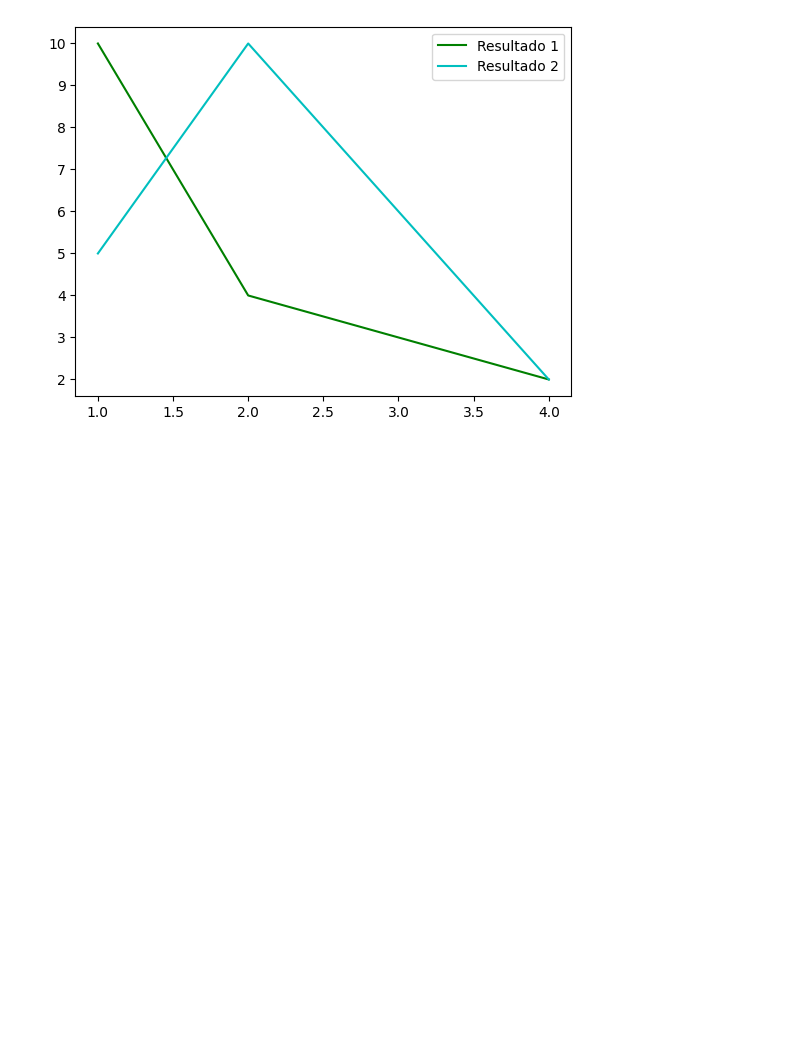
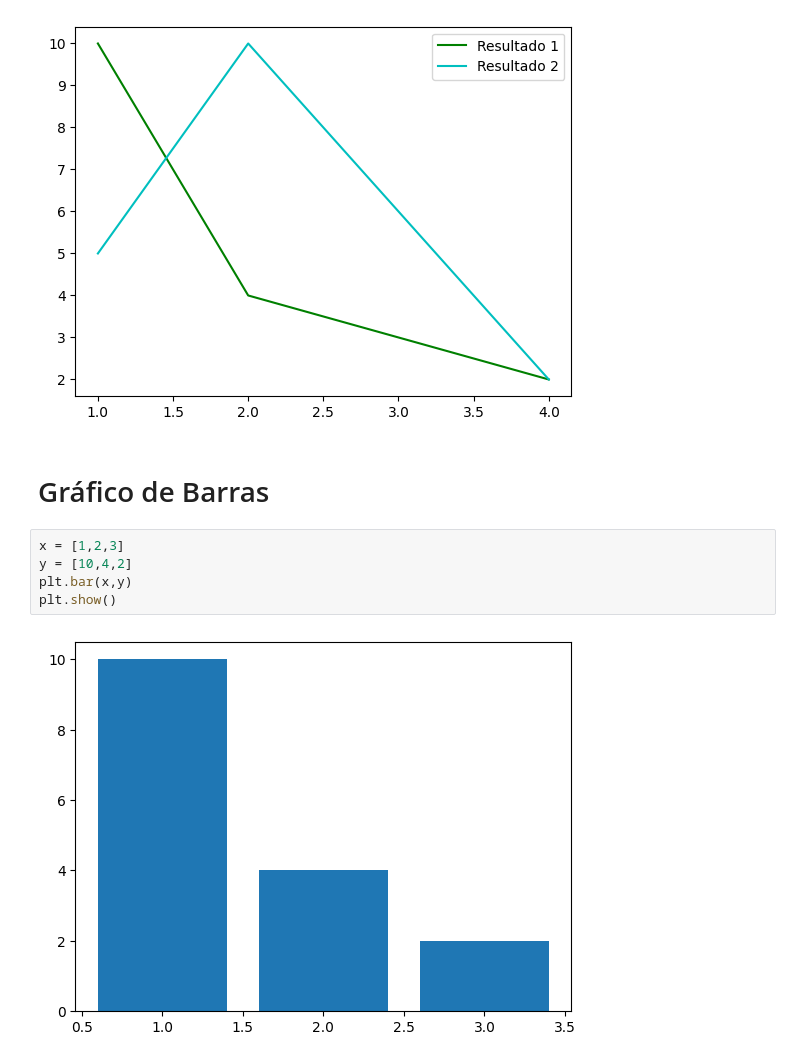
Before and after one commit to brunogomesifrn/respostas_ifrn, a Jupyter notebook: python/aulas/Untitled9.ipynb, the cells around one changed output. Drawn from its saved outputs; the diff is of its cells as text; blank space fills up the shorter version.

```diff
--- a/python/aulas/Untitled9.ipynb
+++ b/python/aulas/Untitled9.ipynb
@@ -112,3 +112,12 @@ plt.legend()
 plt.show()
 # %% [output]
 [figure]
+# %% [markdown]
+# Gráfico de Barras
+# %%
+x = [1,2,3]
+y = [10,4,2]
+plt.bar(x,y)
+plt.show()
+# %% [output]
+[figure, added]
```
Also changed, not shown: parts of 8 cells of this notebook.
